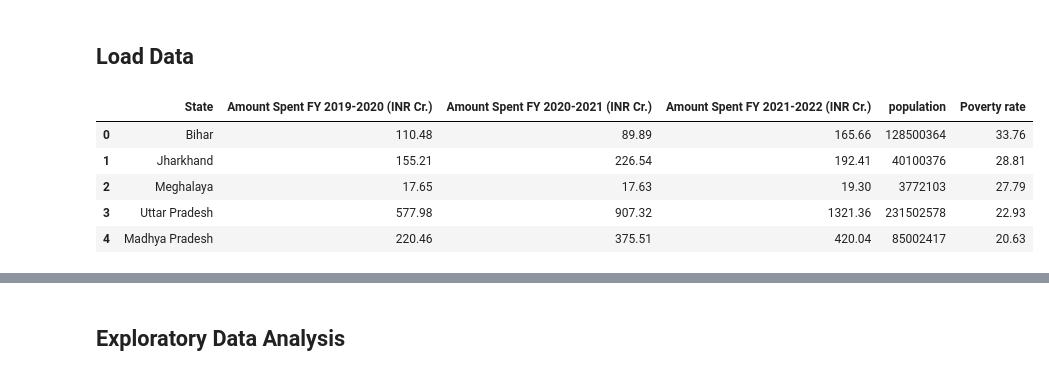
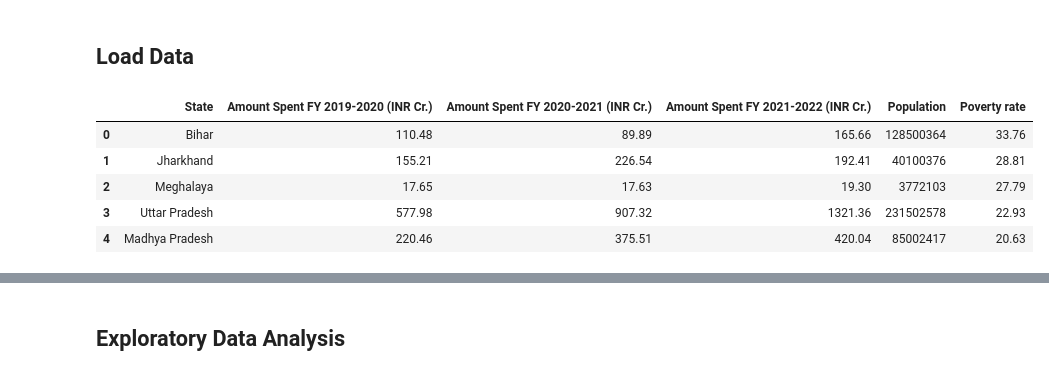
Before and after one commit to DaanMatch/wiki, a Jupyter notebook: _sources/stateWiseView/StateWiseView.ipynb, the cells around one changed output, grey strips where cells are left out. Saved outputs shown, nothing was run; the diff lists cells and outputs as text; code cells hidden in the pictures.

```diff
--- a/_sources/stateWiseView/StateWiseView.ipynb
+++ b/_sources/stateWiseView/StateWiseView.ipynb
@@ -27,9 +27,10 @@ sns.set(style="whitegrid")
 # %%
 excel_file_path = 'data/StateWiseView.xlsx'
 data = pd.read_excel(excel_file_path, sheet_name=0)
+data.rename(columns={'population':"Population"}, inplace=True)
 data.head()
 # %% [output]
-|  | State | Amount Spent FY 2019-2020 (INR Cr.) | Amount Spent FY 2020-2021 (INR Cr.) | Amount Spent FY 2021-2022 (INR Cr.) | population | Poverty rate |
+|  | State | Amount Spent FY 2019-2020 (INR Cr.) | Amount Spent FY 2020-2021 (INR Cr.) | Amount Spent FY 2021-2022 (INR Cr.) | Population | Poverty rate |
 | 0 | Bihar | 110.48 | 89.89 | 165.66 | 128500364 | 33.76 |
 | 1 | Jharkhand | 155.21 | 226.54 | 192.41 | 40100376 | 28.81 |
 | 2 | Meghalaya | 17.65 | 17.63 | 19.30 | 3772103 | 27.79 |
```
Also changed, not shown: parts of 6 cells of this notebook, 3 other files.
